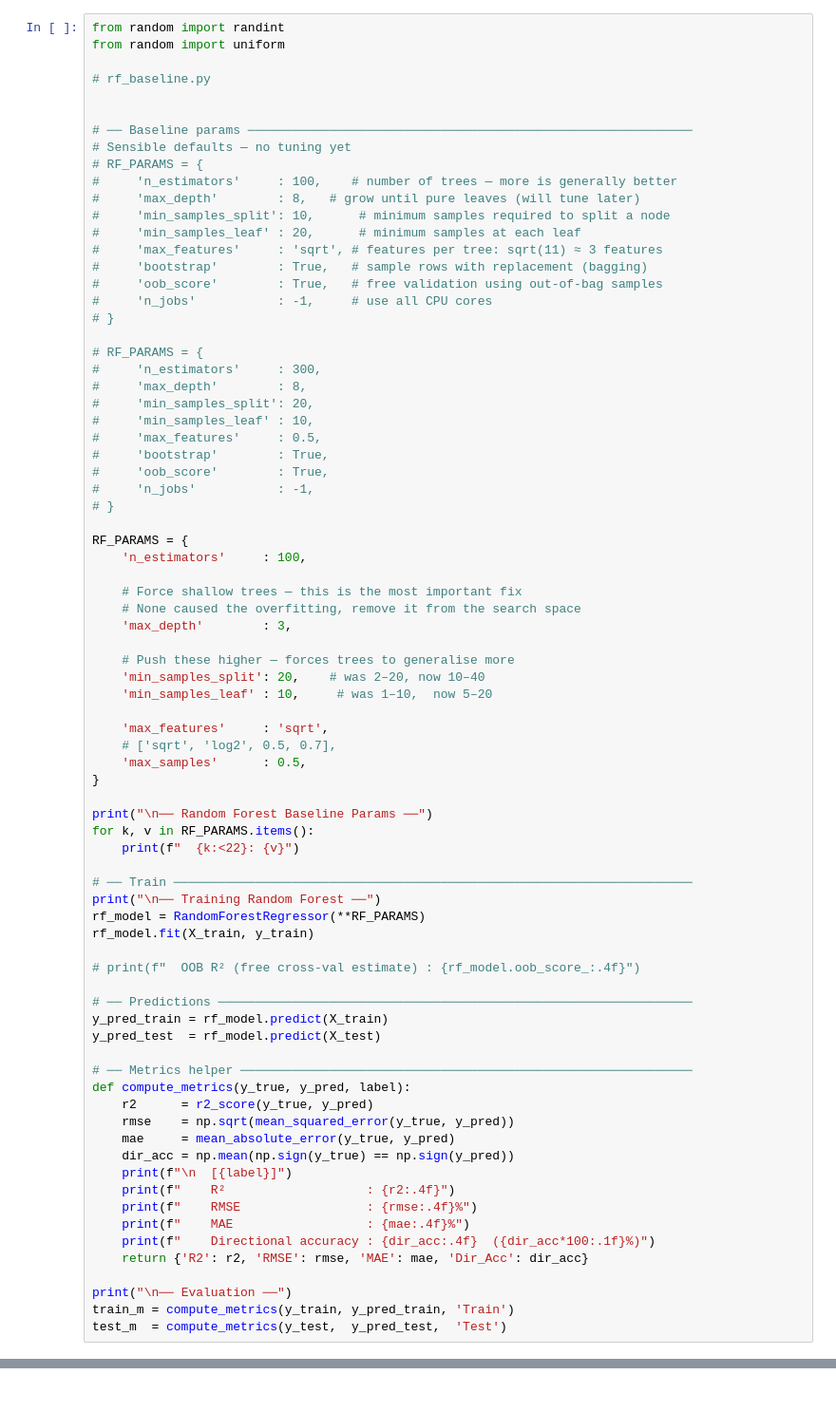
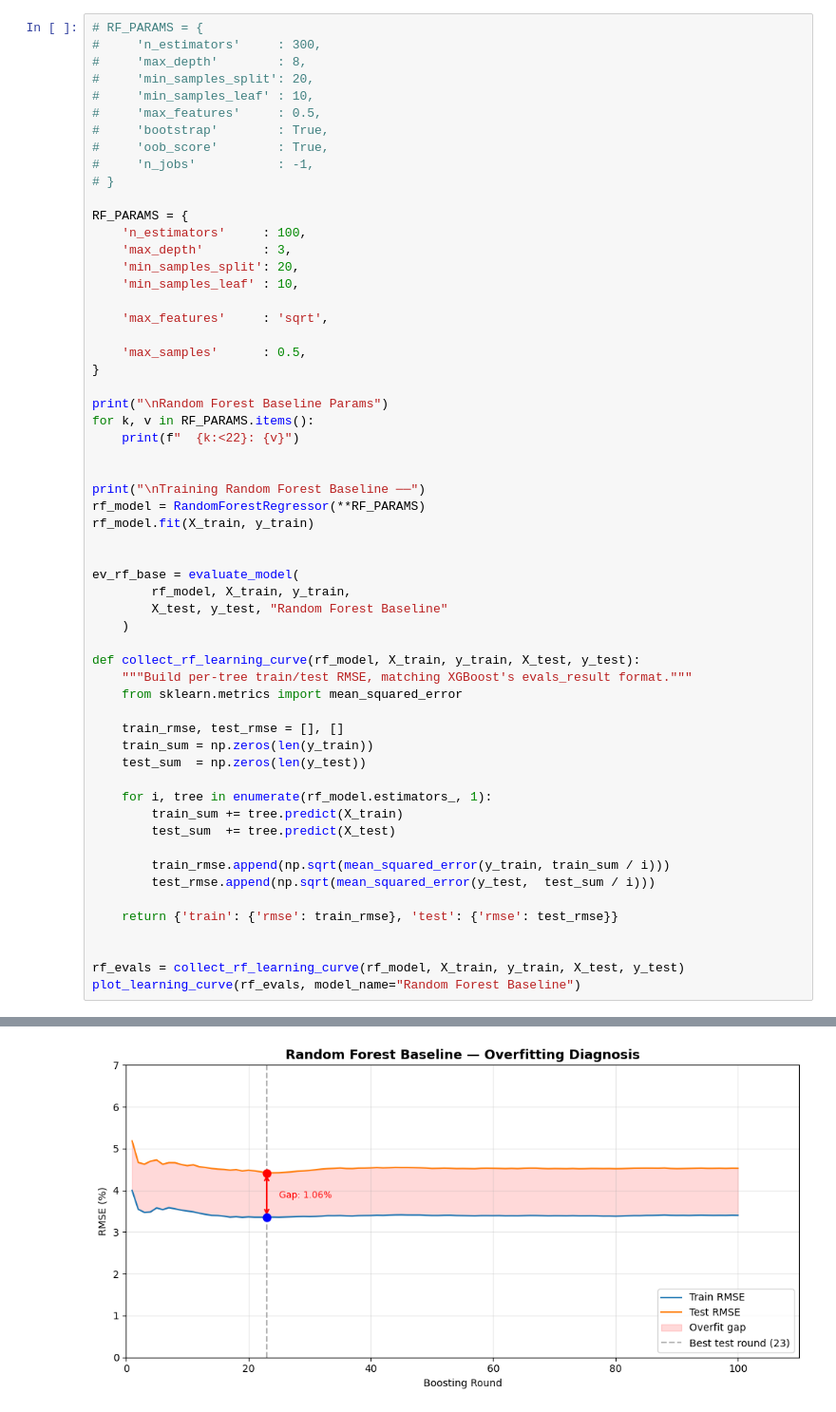
Before and after one commit to ashan-shashika/macroeconomic-impact-stock-ml, a Jupyter notebook: notebooks/06_random_forest.ipynb, the cells around one changed output, grey strips where cells are left out. Shown at 95% size. Drawn from its saved outputs; the diff is of its cells as text.

Commit message:
random forest optuna implementation

```diff
--- a/notebooks/06_random_forest.ipynb
+++ b/notebooks/06_random_forest.ipynb
@@ -53,25 +38,6 @@ print(f"  Features         : {len(ALL_COLS)}")
   Test samples     : 69
   Features         : 7
 # %%
-from random import randint
-from random import uniform
-
-# rf_baseline.py
-
-
-# ── Baseline params ────────────────────────────────────────────────────────────
-# Sensible defaults — no tuning yet
-# RF_PARAMS = {
-#     'n_estimators'     : 100,    # number of trees — more is generally better
-#     'max_depth'        : 8,   # grow until pure leaves (will tune later)
-#     'min_samples_split': 10,      # minimum samples required to split a node
-#     'min_samples_leaf' : 20,      # minimum samples at each leaf
-#     'max_features'     : 'sqrt', # features per tree: sqrt(11) ≈ 3 features
-#     'bootstrap'        : True,   # sample rows with replacement (bagging)
-#     'oob_score'        : True,   # free validation using out-of-bag samples
-#     'n_jobs'           : -1,     # use all CPU cores
-# }
-
 # RF_PARAMS = {
 #     'n_estimators'     : 300,
 #     'max_depth'        : 8,
@@ -85,49 +51,48 @@ from random import uniform
 
 RF_PARAMS = {
     'n_estimators'     : 100,
-
-    # Force shallow trees — this is the most important fix
-    # None caused the overfitting, remove it from the search space
     'max_depth'        : 3,
-
-    # Push these higher — forces trees to generalise more
-    'min_samples_split': 20,    # was 2–20, now 10–40
-    'min_samples_leaf' : 10,     # was 1–10,  now 5–20
+    'min_samples_split': 20,
+    'min_samples_leaf' : 10,
 
     'max_features'     : 'sqrt',
-    # ['sqrt', 'log2', 0.5, 0.7],
+
     'max_samples'      : 0.5,
 }
 
-print("\n── Random Forest Baseline Params ──")
+print("\nRandom Forest Baseline Params")
 for k, v in RF_PARAMS.items():
     print(f"  {k:<22}: {v}")
 
-# ── Train ──────────────────────────────────────────────────────────────────────
-print("\n── Training Random Forest ──")
+
+print("\nTraining Random Forest Baseline ──")
 rf_model = RandomForestRegressor(**RF_PARAMS)
 rf_model.fit(X_train, y_train)
 
-# print(f"  OOB R² (free cross-val estimate) : {rf_model.oob_score_:.4f}")
 
-# ── Predictions ────────────────────────────────────────────────────────────────
-y_pred_train = rf_model.predict(X_train)
-y_pred_test  = rf_model.predict(X_test)
+ev_rf_base = evaluate_model(
+        rf_model, X_train, y_train,
+        X_test, y_test, "Random Forest Baseline"
+    )
 
-# ── Metrics helper ─────────────────────────────────────────────────────────────
-def compute_metrics(y_true, y_pred, label):
-    r2      = r2_score(y_true, y_pred)
-    rmse    = np.sqrt(mean_squared_error(y_true, y_pred))
-    mae     = mean_absolute_error(y_true, y_pred)
-    dir_acc = np.mean(np.sign(y_true) == np.sign(y_pred))
-    print(f"\n  [{label}]")
-    print(f"    R²                   : {r2:.4f}")
-    print(f"    RMSE                 : {rmse:.4f}%")
-    print(f"    MAE                  : {mae:.4f}%")
-    print(f"    Directional accuracy : {dir_acc:.4f}  ({dir_acc*100:.1f}%)")
-    return {'R2': r2, 'RMSE': rmse, 'MAE': mae, 'Dir_Acc': dir_acc}
+def collect_rf_learning_curve(rf_model, X_train, y_train, X_test, y_test):
+    """Build per-tree train/test RMSE, matching XGBoost's evals_result format."""
+    from sklearn.metrics import mean_squared_error
 
-print("\n── Evaluation ──")
-train_m = compute_metrics(y_train, y_pred_train, 'Train')
-test_m  = compute_metrics(y_test,  y_pred_test,  'Test')
+    train_rmse, test_rmse = [], []
+    train_sum = np.zeros(len(y_train))
+    test_sum  = np.zeros(len(y_test))
+
+    for i, tree in enumerate(rf_model.estimators_, 1):
+        train_sum += tree.predict(X_train)
+        test_sum  += tree.predict(X_test)
+
+        train_rmse.append(np.sqrt(mean_squared_error(y_train, train_sum / i)))
+        test_rmse.append(np.sqrt(mean_squared_error(y_test,  test_sum / i)))
+
+    return {'train': {'rmse': train_rmse}, 'test': {'rmse': test_rmse}}
+
+
+rf_evals = collect_rf_learning_curve(rf_model, X_train, y_train, X_test, y_test)
+plot_learning_curve(rf_evals, model_name="Random Forest Baseline")
 # %% [output]
@@ -150,0 +116 @@ test_m  = compute_metrics(y_test,  y_pred_test,  'Test')
+[figure, added]
```
Also changed, not shown: parts of 8 cells of this notebook, 2 other files.
